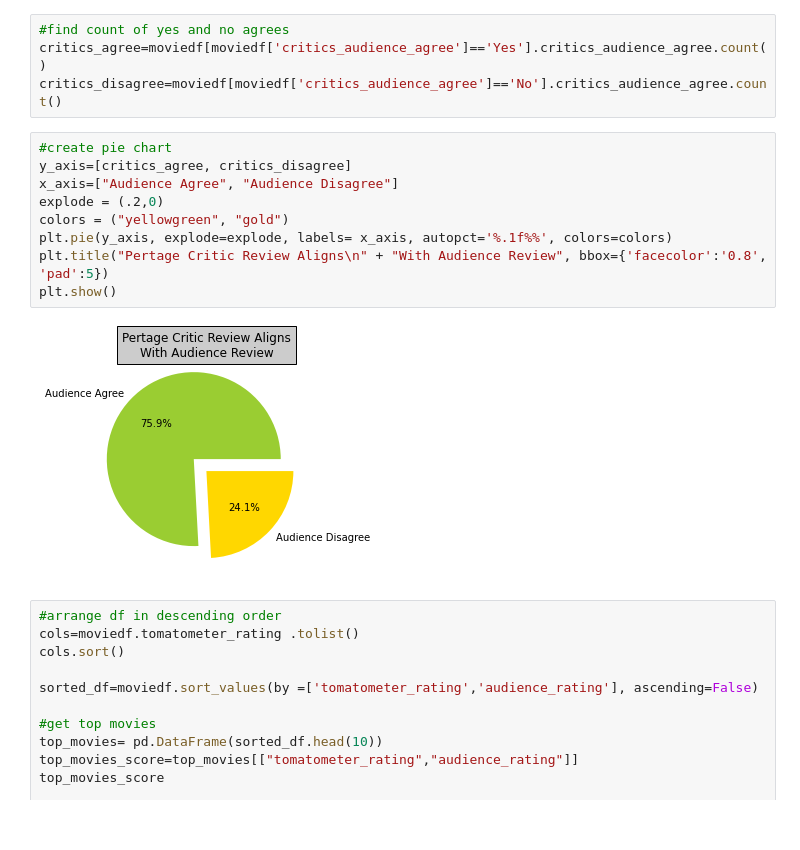
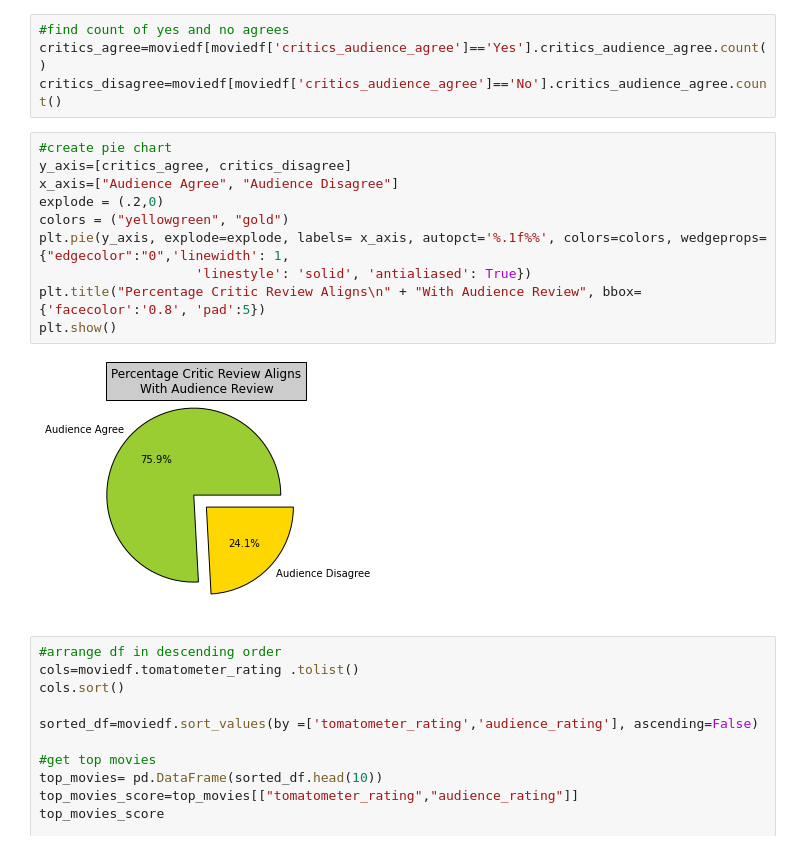
Before and after one commit to devinhughes/Rotten_tomatoes_project, a Jupyter notebook: Visualizations.ipynb, the cells around one changed output. Drawn from its saved outputs; the diff is of its cells as text.

```diff
--- a/Visualizations.ipynb
+++ b/Visualizations.ipynb
@@ -228,14 +228,15 @@ critics_disagree=moviedf[moviedf['critics_audience_agree']=='No'].critics_audien
 # %%
 #create pie chart
 y_axis=[critics_agree, critics_disagree]
 x_axis=["Audience Agree", "Audience Disagree"]
 explode = (.2,0)
 colors = ("yellowgreen", "gold")
-plt.pie(y_axis, explode=explode, labels= x_axis, autopct='%.1f%%', colors=colors)
-plt.title("Pertage Critic Review Aligns\n" + "With Audience Review", bbox={'facecolor':'0.8', 'pad':5})
+plt.pie(y_axis, explode=explode, labels= x_axis, autopct='%.1f%%', colors=colors, wedgeprops={"edgecolor":"0",'linewidth': 1,
+                    'linestyle': 'solid', 'antialiased': True})
+plt.title("Percentage Critic Review Aligns\n" + "With Audience Review", bbox={'facecolor':'0.8', 'pad':5})
 plt.show()
 # %% [output]
-[figure, old version]
+[figure, new version]
 # %%
 #arrange df in descending order
 cols=moviedf.tomatometer_rating .tolist()
```
Also changed, not shown: parts of 17 cells of this notebook, 1 other file.
